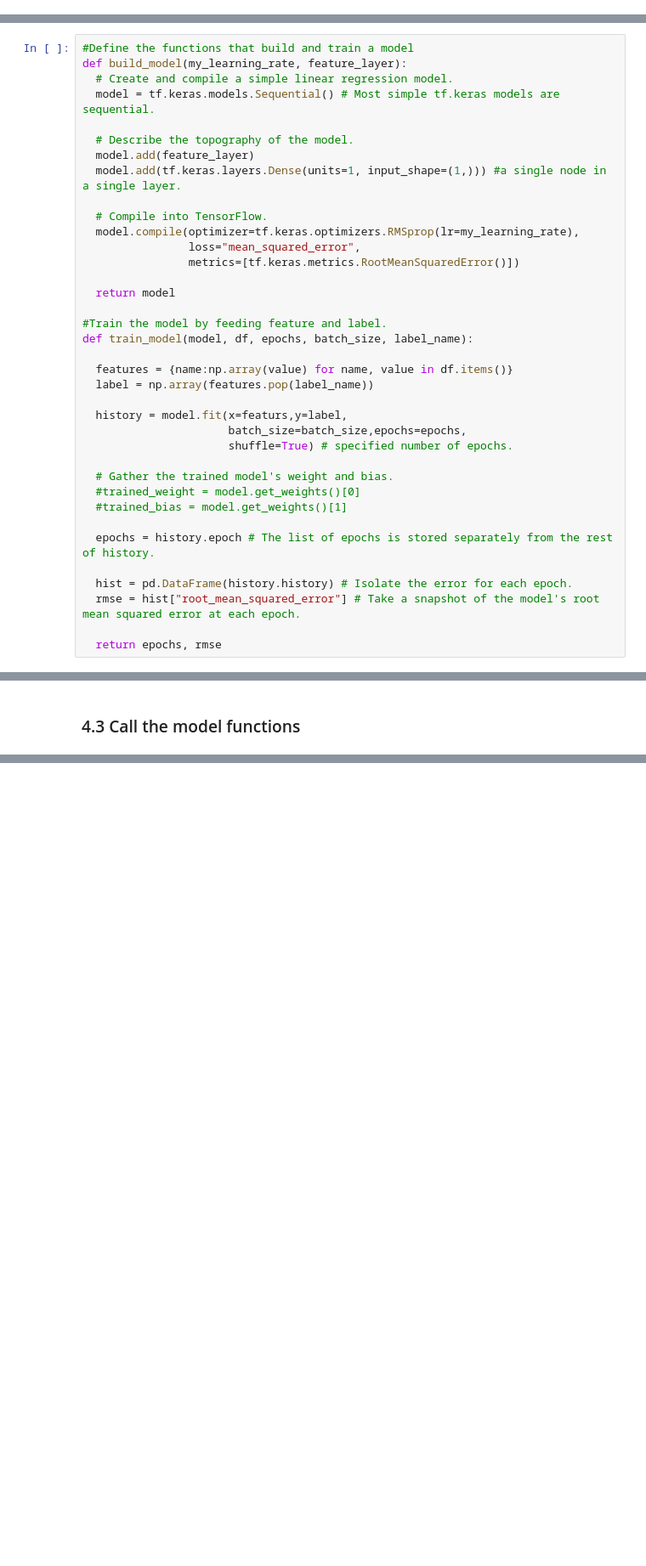
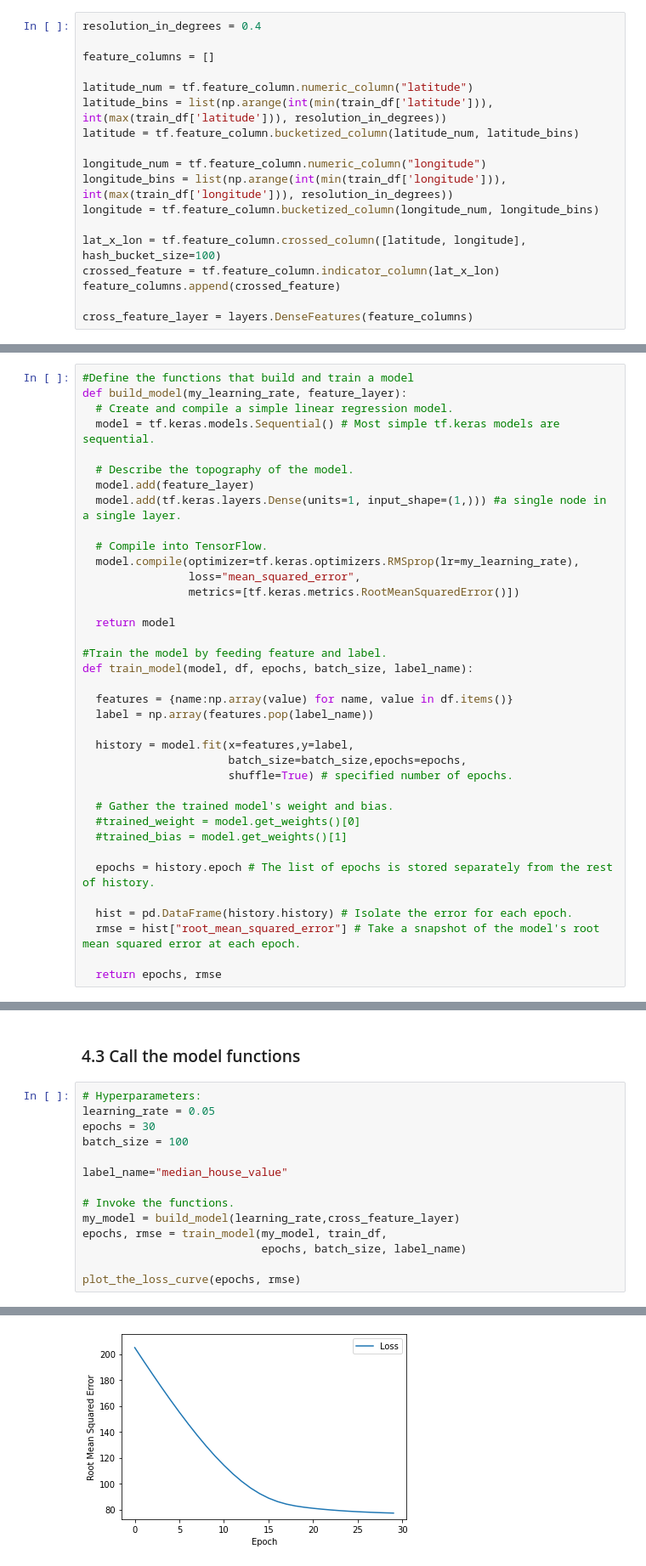
Before and after one commit to xinrui112/Machine-Learning, a Jupyter notebook: Machine-Learning-with-Scikit-Learn/02_02_California_housing_price-with Tensorflow.ipynb, the cells around one changed output, grey strips where cells are left out. Shown: that part at 85% size. Cells and saved outputs as stored; diff of their text form; blank space fills up the shorter version.

```diff
--- a/Machine-Learning-with-Scikit-Learn/02_02_California_housing_price-with Tensorflow.ipynb
+++ b/Machine-Learning-with-Scikit-Learn/02_02_California_housing_price-with Tensorflow.ipynb
@@ -133,2 +134,20 @@ fp_feature_layer = layers.DenseFeatures(feature_column)
+# %%
+resolution_in_degrees = 0.4
+
+feature_columns = []
+
+latitude_num = tf.feature_column.numeric_column("latitude")
+latitude_bins = list(np.arange(int(min(train_df['latitude'])), int(max(train_df['latitude'])), resolution_in_degrees))
+latitude = tf.feature_column.bucketized_column(latitude_num, latitude_bins)
+
+longitude_num = tf.feature_column.numeric_column("longitude")
+longitude_bins = list(np.arange(int(min(train_df['longitude'])), int(max(train_df['longitude'])), resolution_in_degrees))
+longitude = tf.feature_column.bucketized_column(longitude_num, longitude_bins)
+
+lat_x_lon = tf.feature_column.crossed_column([latitude, longitude], hash_bucket_size=100)
+crossed_feature = tf.feature_column.indicator_column(lat_x_lon)
+feature_columns.append(crossed_feature)
+
+cross_feature_layer = layers.DenseFeatures(feature_columns)
 # %% [markdown]
 ### 4. Modeling
@@ -170,7 +178,7 @@ def train_model(model, df, epochs, batch_size, label_name):
   features = {name:np.array(value) for name, value in df.items()}
   label = np.array(features.pop(label_name))
 
-  history = model.fit(x=featurs,y=label,
+  history = model.fit(x=features,y=label,
                       batch_size=batch_size,epochs=epochs,
                       shuffle=True) # specified number of epochs.
 
@@ -200,3 +208,18 @@ def plot_the_loss_curve(epochs, rmse):
   plt.show()
 # %% [markdown]
 ### 4.3 Call the model functions
+# %%
+# Hyperparameters:
+learning_rate = 0.05
+epochs = 30
+batch_size = 100
+
+label_name="median_house_value"
+
+# Invoke the functions.
+my_model = build_model(learning_rate,cross_feature_layer)
+epochs, rmse = train_model(my_model, train_df,
+                           epochs, batch_size, label_name)
+
+plot_the_loss_curve(epochs, rmse)
+# %% [output]
@@ -203 +243,2 @@ def plot_the_loss_curve(epochs, rmse):
+[figure, added]
 # %%
```
Also changed, not shown: parts of 12 cells of this notebook, 1 other file.
